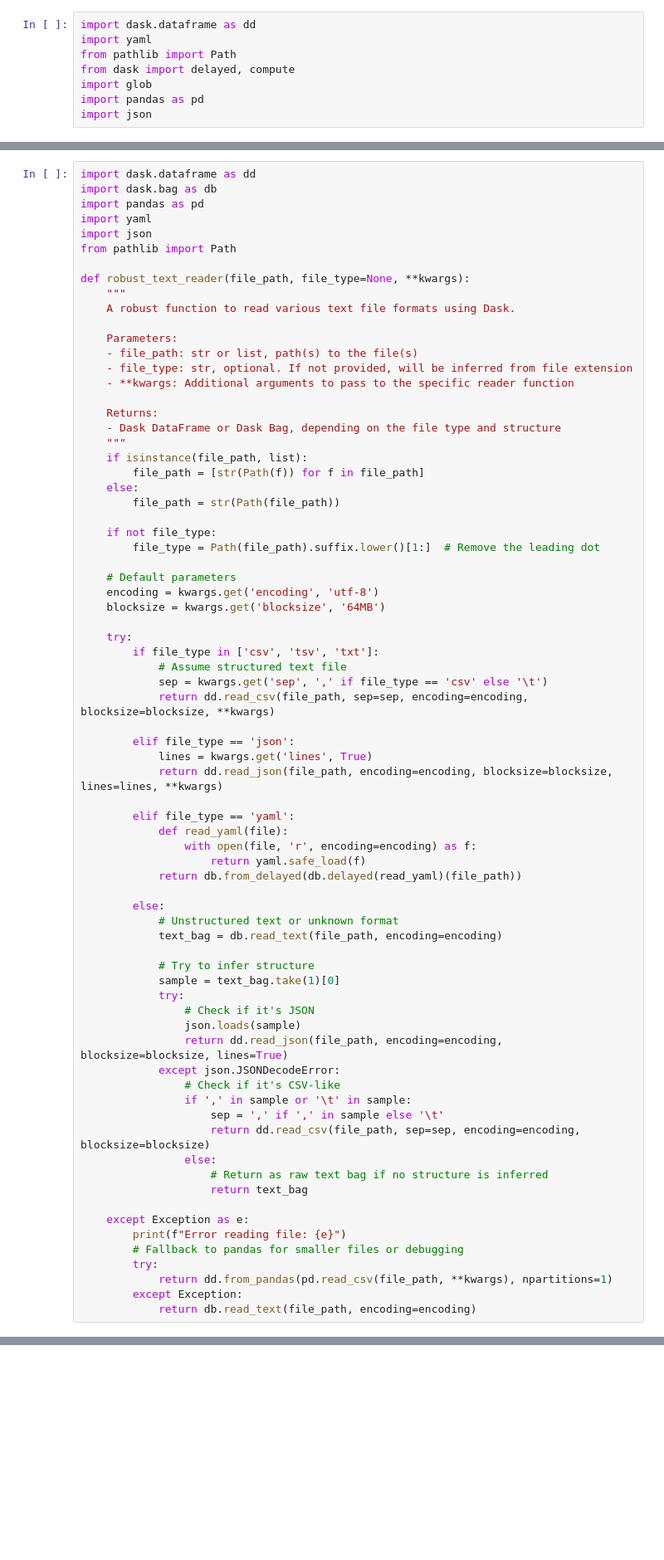
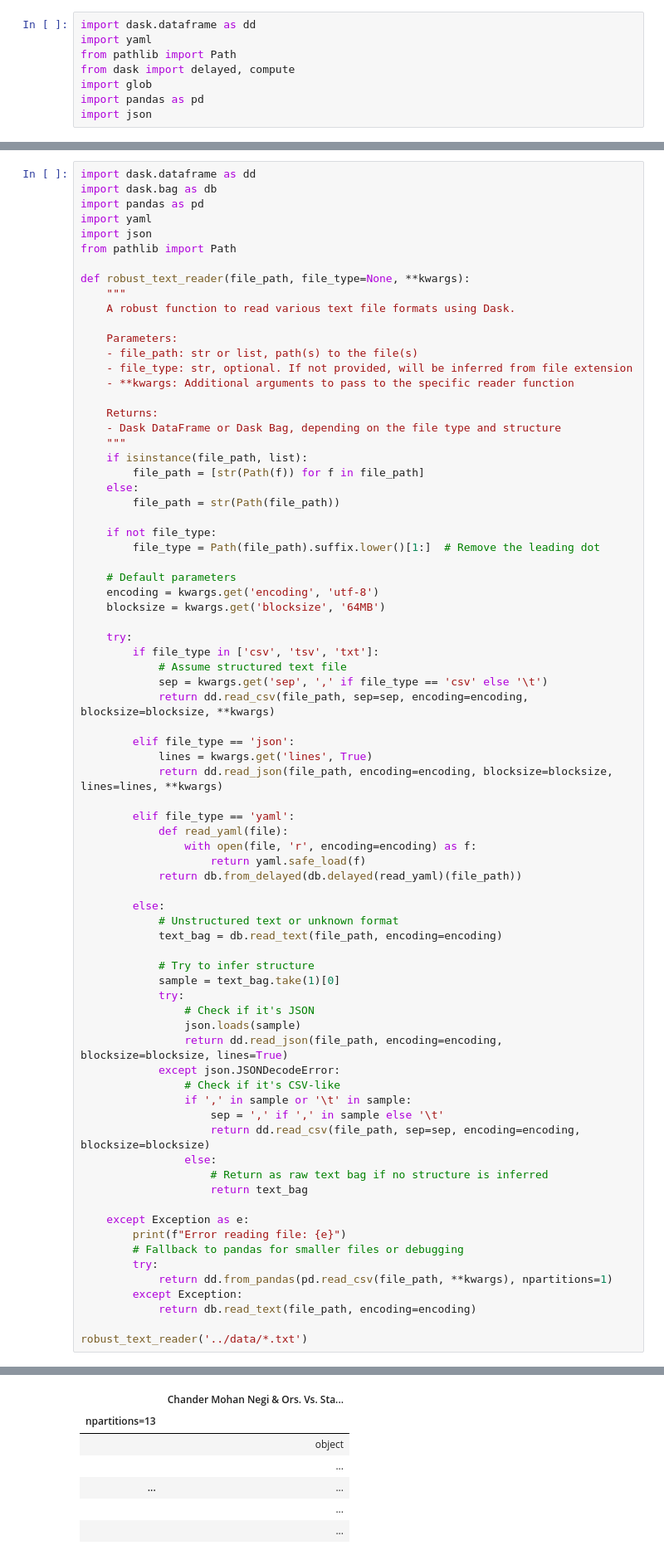
Before and after one commit to e-Vakeel/Data-Reader, a Jupyter notebook: Data_Pipeline/dataLoad.ipynb, the cells around one changed output, grey strips where cells are left out. Shown at 83% size. Drawn from its saved outputs; the diff is of its cells as text; blank space fills up the shorter version.

```diff
--- a/Data_Pipeline/dataLoad.ipynb
+++ b/Data_Pipeline/dataLoad.ipynb
@@ -263,3 +279,6 @@ def robust_text_reader(file_path, file_type=None, **kwargs):
             return dd.from_pandas(pd.read_csv(file_path, **kwargs), npartitions=1)
         except Exception:
             return db.read_text(file_path, encoding=encoding)
+
+robust_text_reader('../data/*.txt')
+# %% [output]
@@ -265,0 +286,7 @@ def robust_text_reader(file_path, file_type=None, **kwargs):
+|  | Chander Mohan Negi & Ors. Vs. Sta... |
+| npartitions=13 |  |
+|  | object |
+|  | ... |
+| ... | ... |
+|  | ... |
+|  | ... |
```
Also changed, not shown: parts of 2 cells of this notebook.
